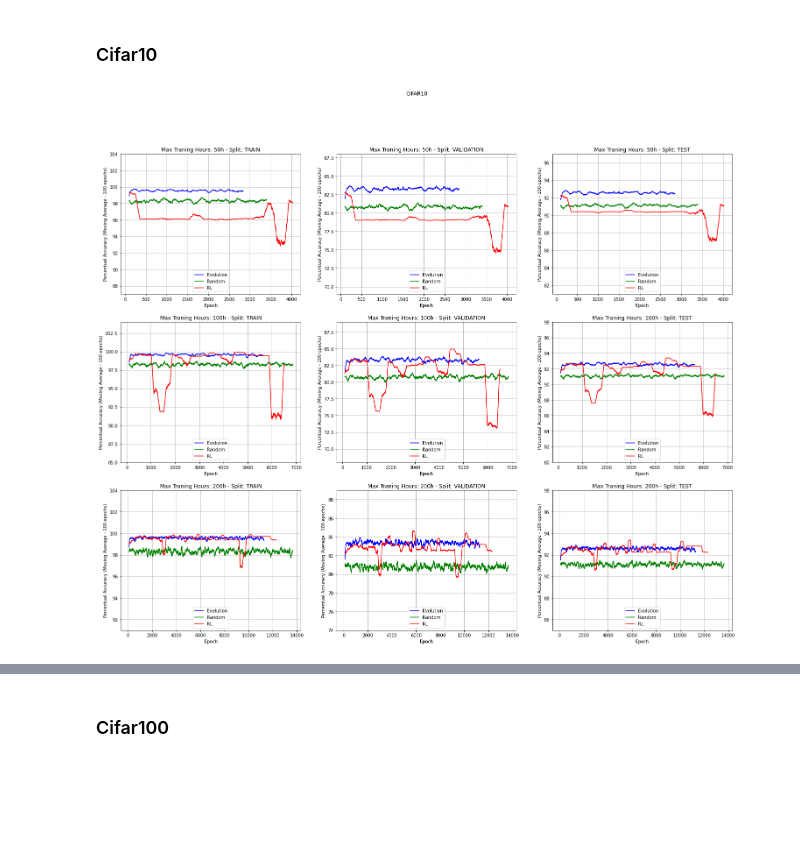
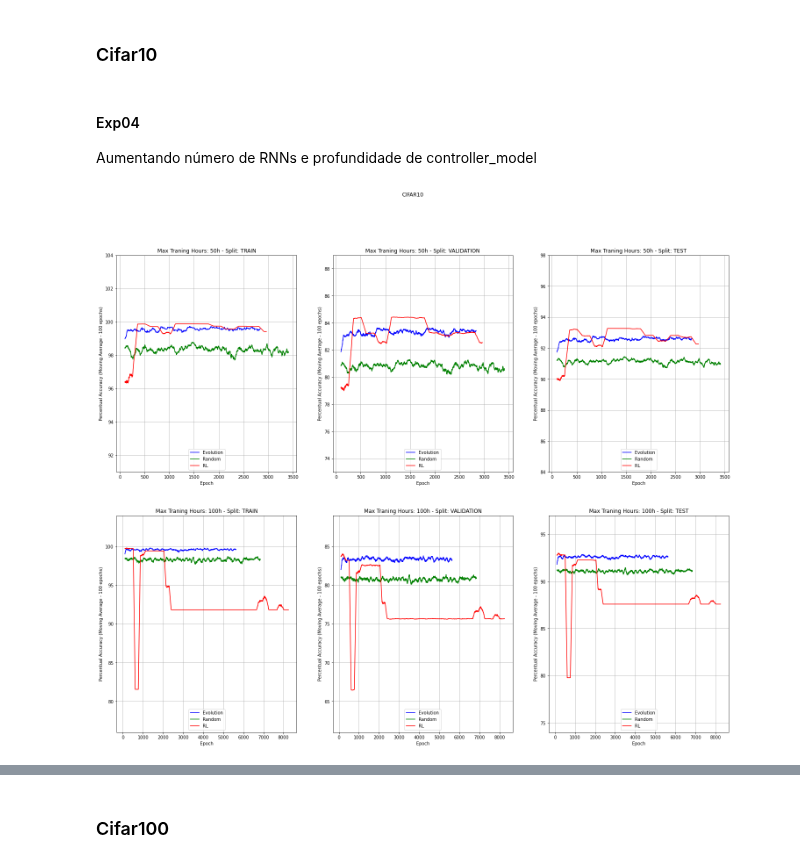
Before and after one commit to guilhermemg/icao_nets_training, a Jupyter notebook: project/training/nas_v3_validation/training_evaluation_2.ipynb, the cells around one changed output, grey strips where cells are left out. Cells and saved outputs as stored; diff of their text form; code cells hidden in the pictures; blank space fills up the shorter version.

```diff
--- a/project/training/nas_v3_validation/training_evaluation_2.ipynb
+++ b/project/training/nas_v3_validation/training_evaluation_2.ipynb
@@ -21,10 +21,10 @@ def __smooth_data(df):
     return smoothed_df
 
 
-def __load_data(ss_indicator, dataset_name, max_train_hours):
-    evol_df = pd.read_csv(f'./results/exp_01/{ss_indicator}/evolution_{max_train_hours}h_{dataset_name}.csv').sort_values(by='id')
-    rand_df = pd.read_csv(f'./results/exp_01/{ss_indicator}/random_{max_train_hours}h_{dataset_name}.csv').sort_values(by='id')
-    rl_df   = pd.read_csv(f'./results/exp_01/{ss_indicator}/rl_{max_train_hours}h_{dataset_name}.csv').sort_values(by='id')
+def __load_data(exp, ss_indicator, dataset_name, max_train_hours):
+    evol_df = pd.read_csv(f'./data/{ss_indicator}/evolution_{max_train_hours}h_{dataset_name}.csv').sort_values(by='id')
+    rand_df = pd.read_csv(f'./data/{ss_indicator}/random_{max_train_hours}h_{dataset_name}.csv').sort_values(by='id')
+    rl_df   = pd.read_csv(f'./results/{exp}/{ss_indicator}/rl_{max_train_hours}h_{dataset_name}.csv').sort_values(by='id')
     return evol_df,rand_df,rl_df
 
 
@@ -51,8 +51,8 @@ def __make_subplot(ax, mth, list_smoothed_dfs, metric_name, split_name):
 
 
 
-def plot_smoothed_tcurves(ss_indicator, dataset_name):
-    mths = [50,100,200]
+def plot_smoothed_tcurves(exp, ss_indicator, dataset_name):
+    mths = [50,100]#,200]
     splits = ['train','validation','test']
     metrics = ['train_accuracy','val_acc','test_acc']
 
@@ -64,7 +64,7 @@ def plot_smoothed_tcurves(ss_indicator, dataset_name):
 
     for i,mth in enumerate(mths):
         for j,(mt_name,sp_name) in enumerate(zip(metrics,splits)):
-            list_dfs = __load_data(ss_indicator, dataset_name, mth)
+            list_dfs = __load_data(exp, ss_indicator, dataset_name, mth)
             list_smoothed_dfs = [__smooth_data(df) for df in list_dfs]
             __make_subplot(axes[i,j], mth, list_smoothed_dfs, mt_name, sp_name)
 
@@ -86,7 +86,11 @@ def plot_smoothed_tcurves(ss_indicator, dataset_name):
 ## SSS - Size Search Space
 # %% [markdown]
 ### Cifar10
+# %% [markdown]
+#### Exp04
+
+ Aumentando número de RNNs e profundidade de controller_model
 # %%
-plot_smoothed_tcurves(ss_indicator='sss', dataset_name='cifar10')
+plot_smoothed_tcurves(exp='exp_04', ss_indicator='sss', dataset_name='cifar10')
 # %% [output]
-[figure, old version]
+[figure, new version]
```
Also changed, not shown: parts of 2 cells of this notebook, 12 other files.
